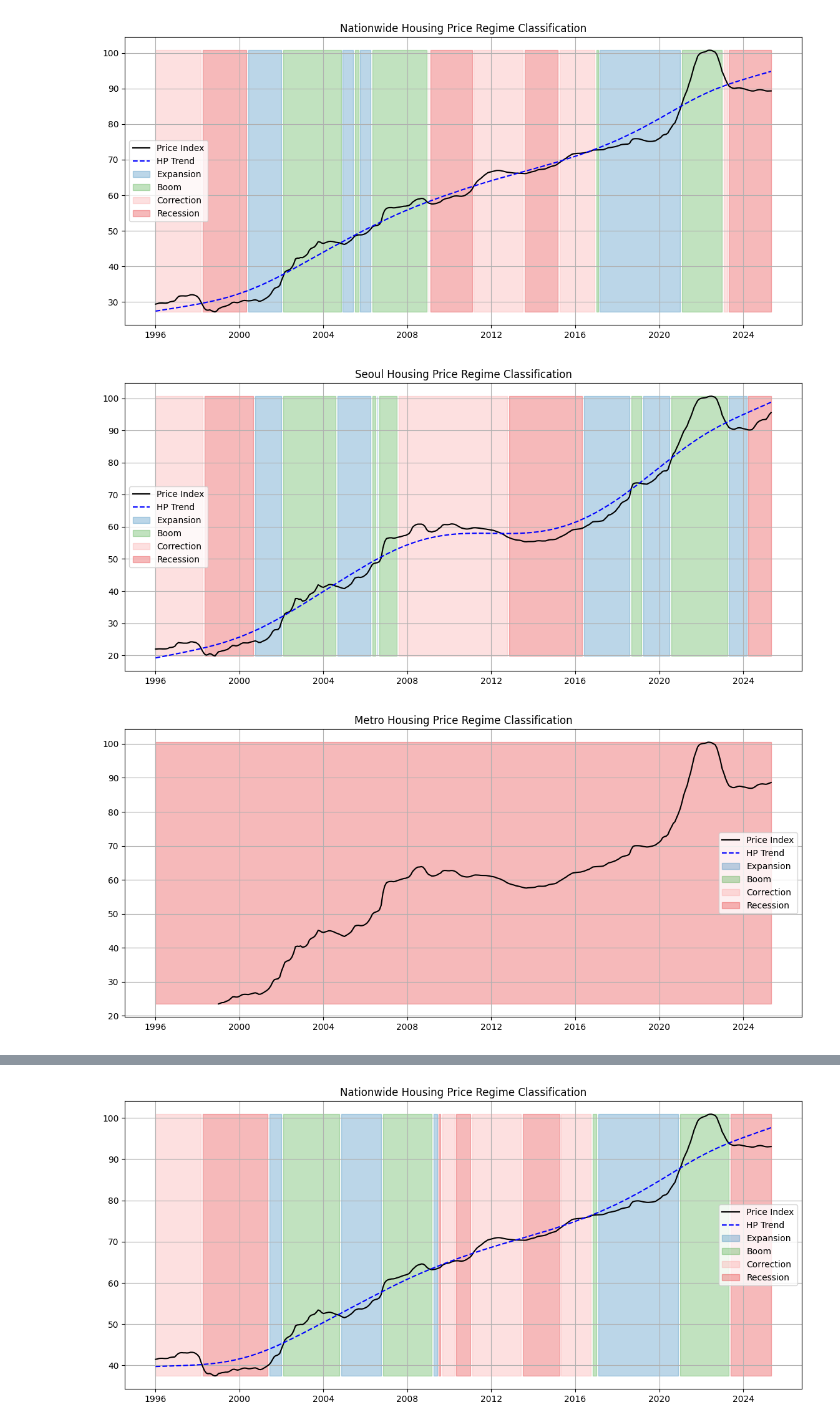
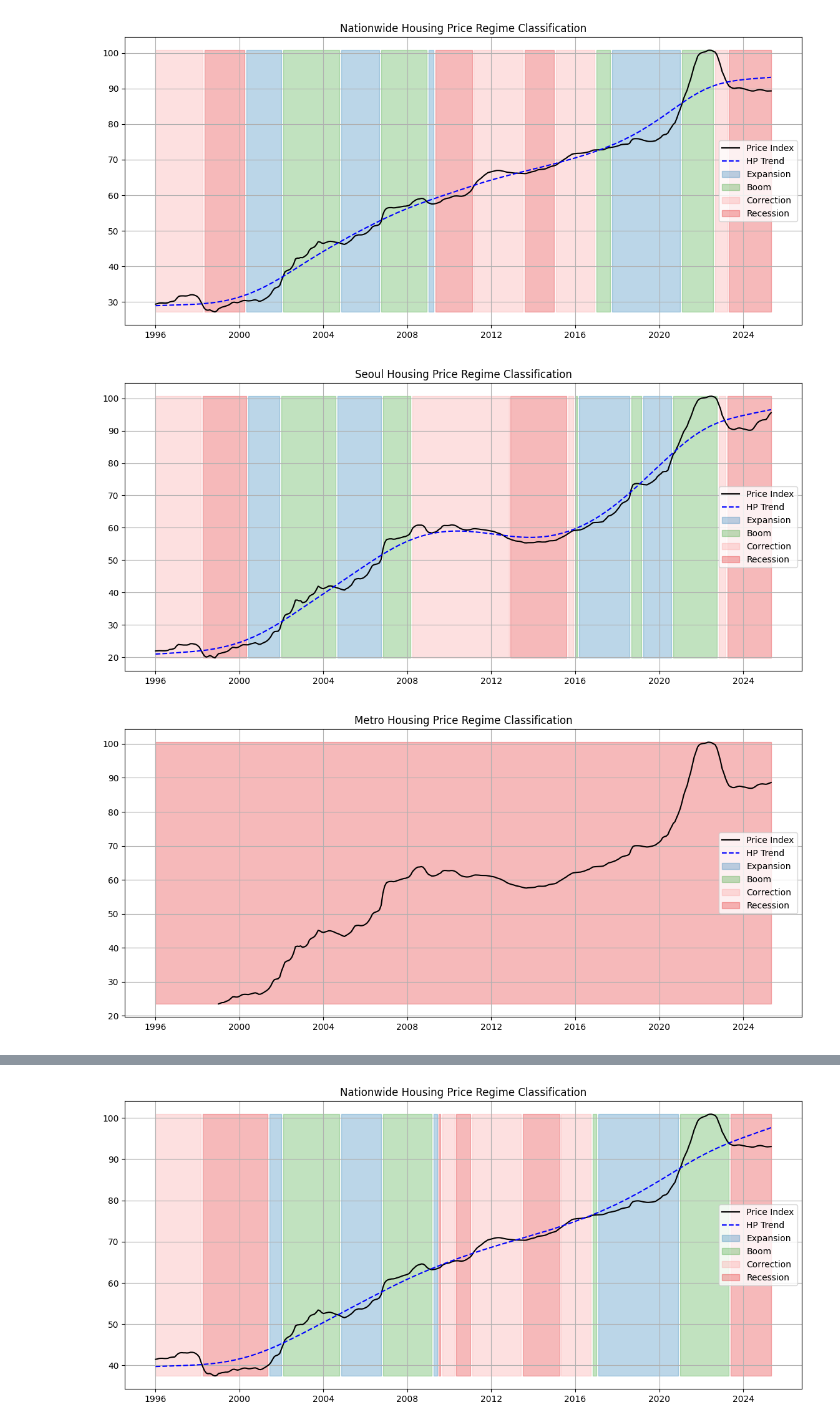
Before and after one commit to rezu98/colab, a Jupyter notebook: mae.ipynb, the cells around one changed output, grey strips where cells are left out. Saved outputs shown, nothing was run; the diff lists cells and outputs as text; code cells hidden in the pictures.

```diff
--- a/mae.ipynb
+++ b/mae.ipynb
@@ -24,7 +24,7 @@ series_dict = {
 }
 
 # 2. 공통 파라미터 및 국면 분류 함수
-lamb_smooth = 400000
+lamb_smooth = 144000
 
 def classify_regime(trend_d, cycle_c, trend_th, cycle_th):
     if trend_d > trend_th:
@@ -104,35 +104,67 @@ def compute_ccf(x, y, lags):
             shifted_x = x.shift(-lag)
             valid_idx = shifted_x.dropna().index.intersection(y.dropna().index)
             corr = np.corrcoef(shifted_x.loc[valid_idx], y.loc[valid_idx])[0, 1]
         else:
             shifted_y = y.shift(lag)
             valid_idx = x.dropna().index.intersection(shifted_y.dropna().index)
             corr = np.corrcoef(x.loc[valid_idx], shifted_y.loc[valid_idx])[0, 1]
         ccf_values.append(corr)
     return ccf_values
 
 max_lag = 24
 lags = np.arange(-max_lag, max_lag+1)
 ccf_all = compute_ccf(ret_seoul, ret_all, max_lag)
 
 # 7. 전이경로 시각화
 plt.figure(figsize=(10, 6))
 plt.plot(lags, ccf_all, marker='o', color='blue', label='Seoul → Nationwide')
 plt.axhline(y=0, color='black', linestyle='--')
 plt.axvline(x=0, color='grey', linestyle='--')
 plt.title('Cross-Correlation: Seoul Leading Nationwide')
 plt.xlabel('Lead/Lag (Months)')
 plt.ylabel('Cross-Correlation')
 plt.legend()
 plt.grid(True)
 plt.show()
 
 # 8. Cross-Correlation 데이터 엑셀로 저장
 ccf_df = pd.DataFrame({'Lag (Months)': lags, 'Cross-Correlation': ccf_all})
 ccf_df.to_excel('seoul_to_nationwide_cross_correlation.xlsx', index=False)
+
+# 9. 국면 관련 데이터 및 기준점 엑셀로 리포트
+
+regime_data = []
+threshold_data = []
+
+for region, res in results.items():
+    df_regime = pd.DataFrame({
+        'Date': res['series'].index,
+        'Price_Index': res['series'].values,
+        'HP_Trend': res['trend'].values,
+        'HP_Cycle': res['cycle'].values,
+        'Trend_Diff': res['trend_diff'].values,
+        'Regime': res['regime_labels'].values
+    })
+    df_regime['Region'] = region
+    regime_data.append(df_regime)
+
+    threshold_data.append({
+        'Region': region,
+        'Trend_Diff_Median': res['trend_threshold'],
+        'Cycle_Median': res['cycle_threshold']
+    })
+
+# 데이터 결합
+regime_df = pd.concat(regime_data)
+threshold_df = pd.DataFrame(threshold_data)
+
+# 엑셀로 저장
+with pd.ExcelWriter("housing_price_cycle_regime_report.xlsx") as writer:
+    regime_df.to_excel(writer, sheet_name="Regime_Data", index=False)
+    threshold_df.to_excel(writer, sheet_name="Regime_Thresholds", index=False)
 # %% [output]
-[figure, old version]
+[figure, new version]
-[figure, old version]
+[figure, new version]
 [figure]
 [figure]
 # %%
```
